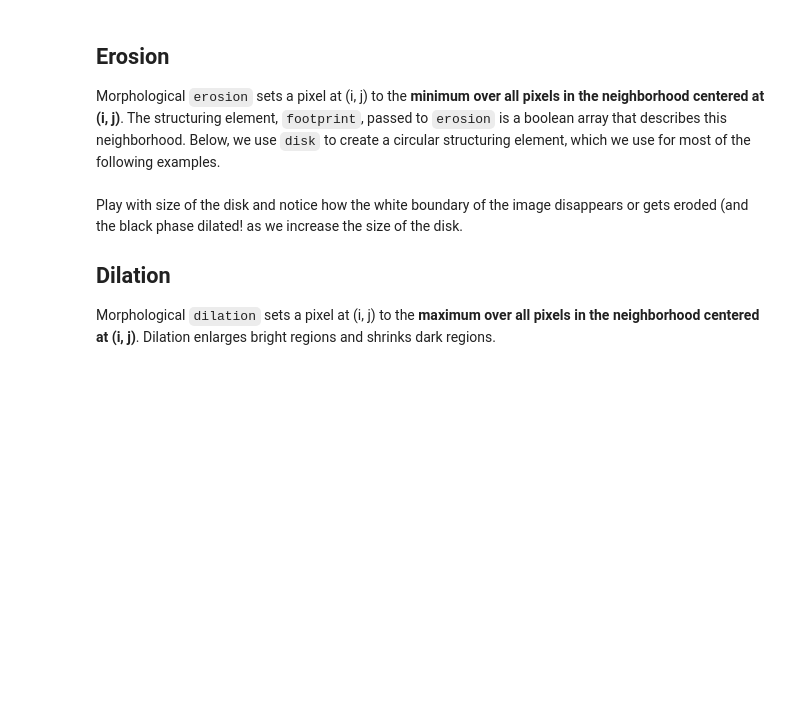
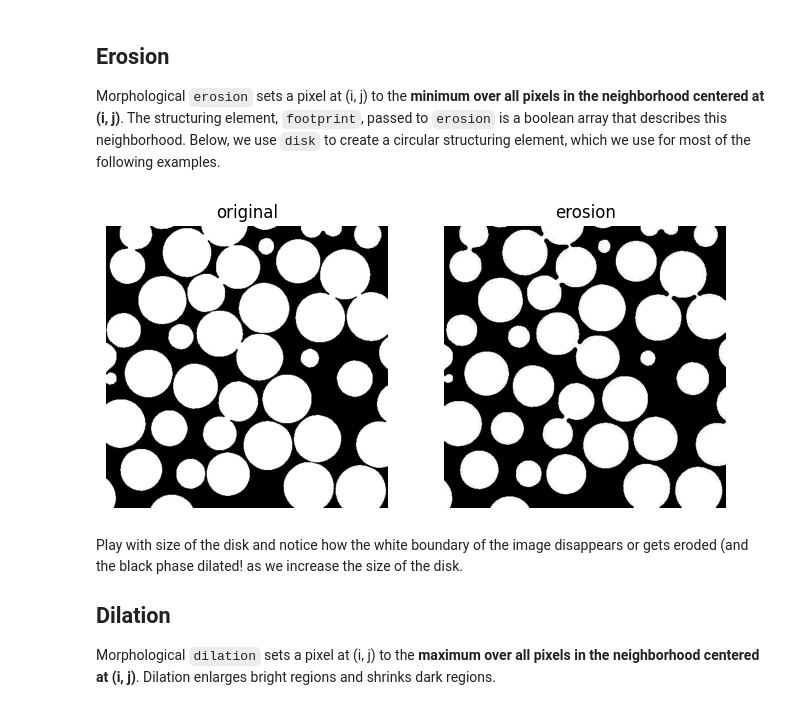
Before and after one commit to digital-porous-media/dpm_teach, a Jupyter notebook: 3_morphological_characterization/3-1_morphological_operations.ipynb, the cells around one changed output. Cells and saved outputs as stored; diff of their text form; code cells hidden in the pictures; blank space fills up the shorter version.

```diff
--- a/3_morphological_characterization/3-1_morphological_operations.ipynb
+++ b/3_morphological_characterization/3-1_morphological_operations.ipynb
@@ -37,19 +37,18 @@ Note that morphology functions only work on gray-scale or binary images; if read
 We are first going to use a simple binary image with disks.
 # %%
 # import tools
-
 import skimage.io as io
-
 from skimage.morphology import erosion, dilation, opening, closing
 from skimage.morphology import white_tophat, black_tophat, medial_axis, skeletonize
 from skimage.morphology import disk
-
 import matplotlib.pyplot as plt
 
-# read image
-folder = "..\..\..\Lecture3_4_5_Data\Filtering_Segmentation\DataBeads3D"
-file  = "beads_dry.slice150.sub.binary.png"
-filename = folder+"\\"+file
+from pathlib import Path
+import sys
+sys.path.append("..")
+from utils.dataloader import load_sample
+sys.path.append('../')
 
-img = io.imread(filename)
+download_path = Path("/home/jovyan/work/ls6")
+dry_beads_img = load_sample('beads_dry_slice', cache_dir=download_path)
 # %% [output]
@@ -77,8 +76,10 @@ neighborhood. Below, we use ``disk`` to create a circular structuring
 element, which we use for most of the following examples.
 # %%
 footprint = disk(3)
-eroded = erosion(img, footprint)
-plot_comparison(img, eroded, 'erosion')
+eroded = erosion(dry_beads_img, footprint)
+plot_comparison(dry_beads_img, eroded, 'erosion')
+# %% [output]
+[figure, added]
 # %% [markdown]
 Play with size of the disk and notice how the white boundary of the image disappears or gets eroded (and the black phase dilated! as we increase the size of the disk.
 
```
Also changed, not shown: parts of 9 cells of this notebook.
